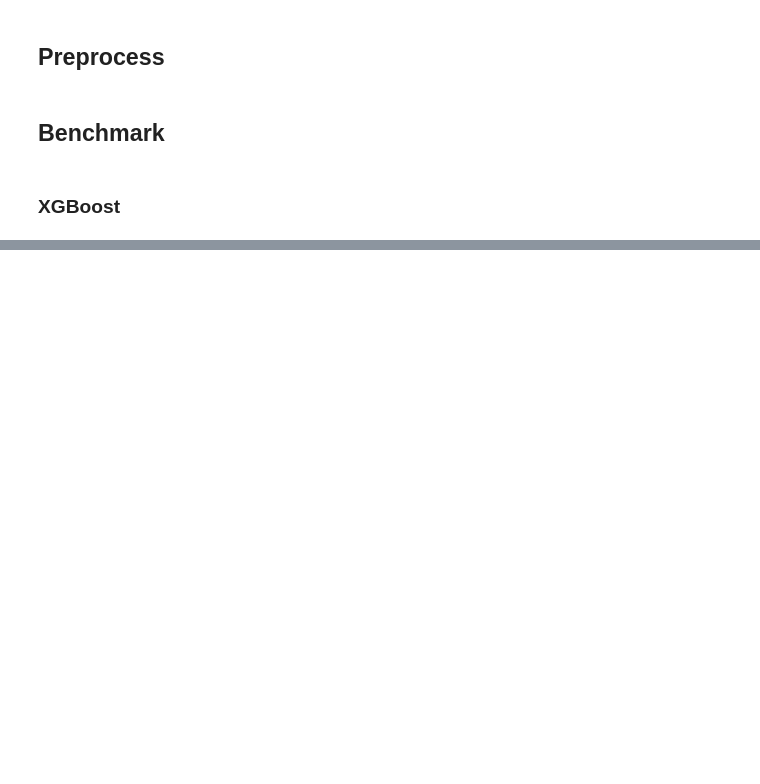
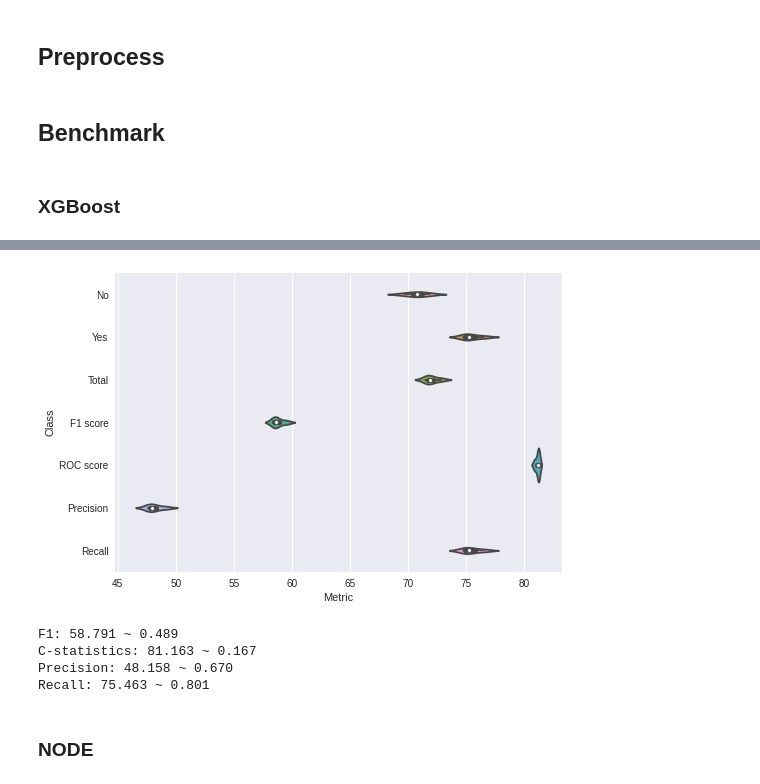
Before and after one commit to wwydmanski/hypernet-cnn, a Jupyter notebook: Benchmarks/Blastchar benchmark.ipynb, the cells around one changed output, grey strips where cells are left out. Drawn from its saved outputs; the diff is of its cells as text; code cells hidden in the pictures; blank space fills up the shorter version.

```diff
--- a/Benchmarks/Blastchar benchmark.ipynb
+++ b/Benchmarks/Blastchar benchmark.ipynb
@@ -167,0 +257,29 @@ from xgboost import XGBClassifier
+# %%
+def simple_network_fn(epochs):
+    def _inner():
+#         net = SimpleNetwork(X_train.shape[1], outputs=2).to(DEVICE)
+        net = torch.nn.Sequential(
+#             torch.nn.Dropout(1-15/19),
+            torch.nn.Linear(X_train.shape[1], 100),
+            torch.nn.ReLU(),
+#             torch.nn.Dropout(0.5),
+            torch.nn.Linear(100, 2)
+        ).to(DEVICE)
+        return SimpleSklearnInterface(net, device=DEVICE, epochs=epochs, batch_size=32)
+    return _inner
+# %%
+simple_nn_results = test_model(simple_network_fn(150),
+                (X_train, y_train),
+                (X_test, y_test),
+                y_label_enc, 4)
+# %% [output]
+[figure, added]
+# %%
+print_statistics(simple_nn_results)
+# %% [output]
+F1: 58.791 ~ 0.489
+C-statistics: 81.163 ~ 0.167
+Precision: 48.158 ~ 0.670
+Recall: 75.463 ~ 0.801
+# %% [markdown]
+### NODE
```
Also changed, not shown: parts of 34 cells of this notebook, 13 other files.
